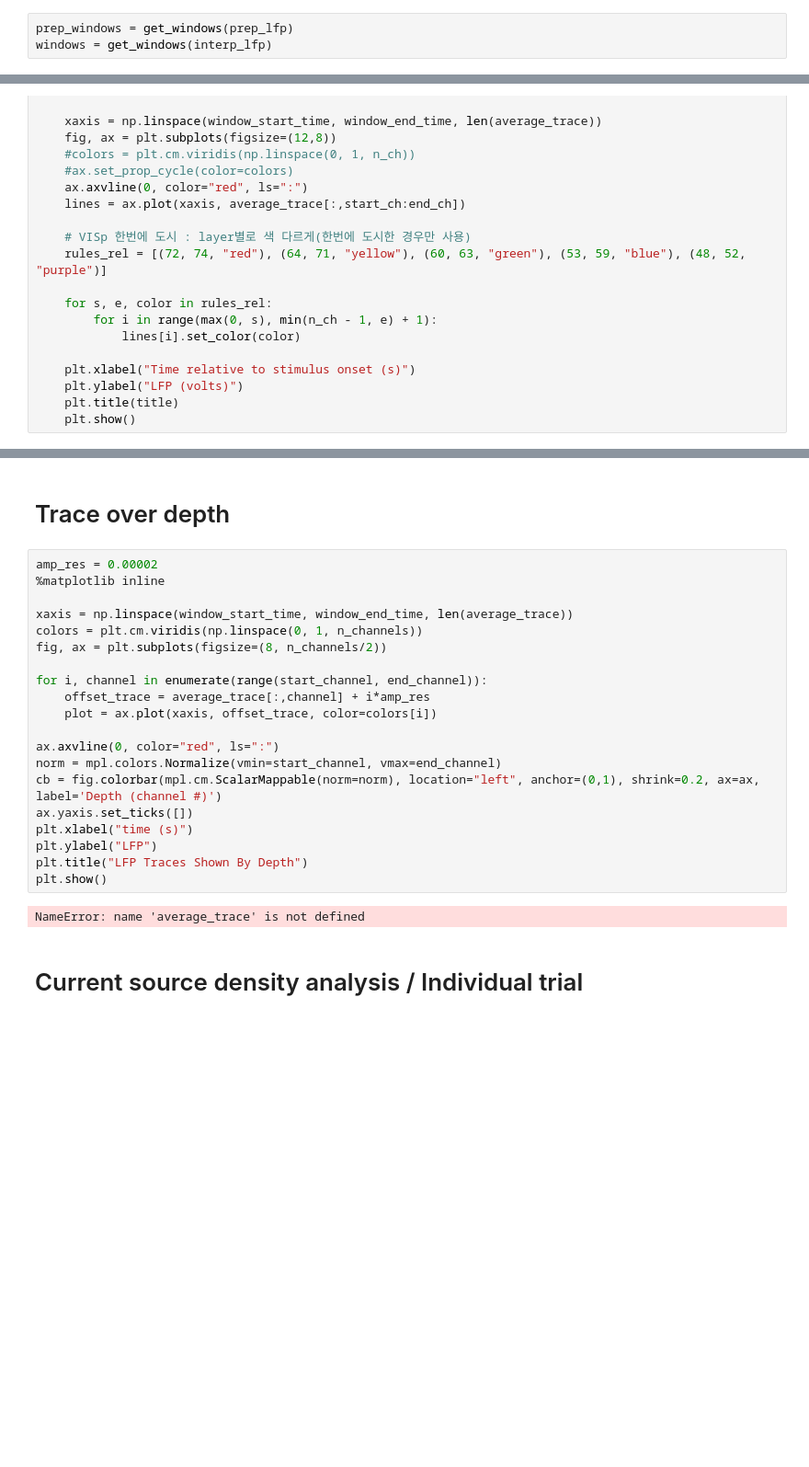
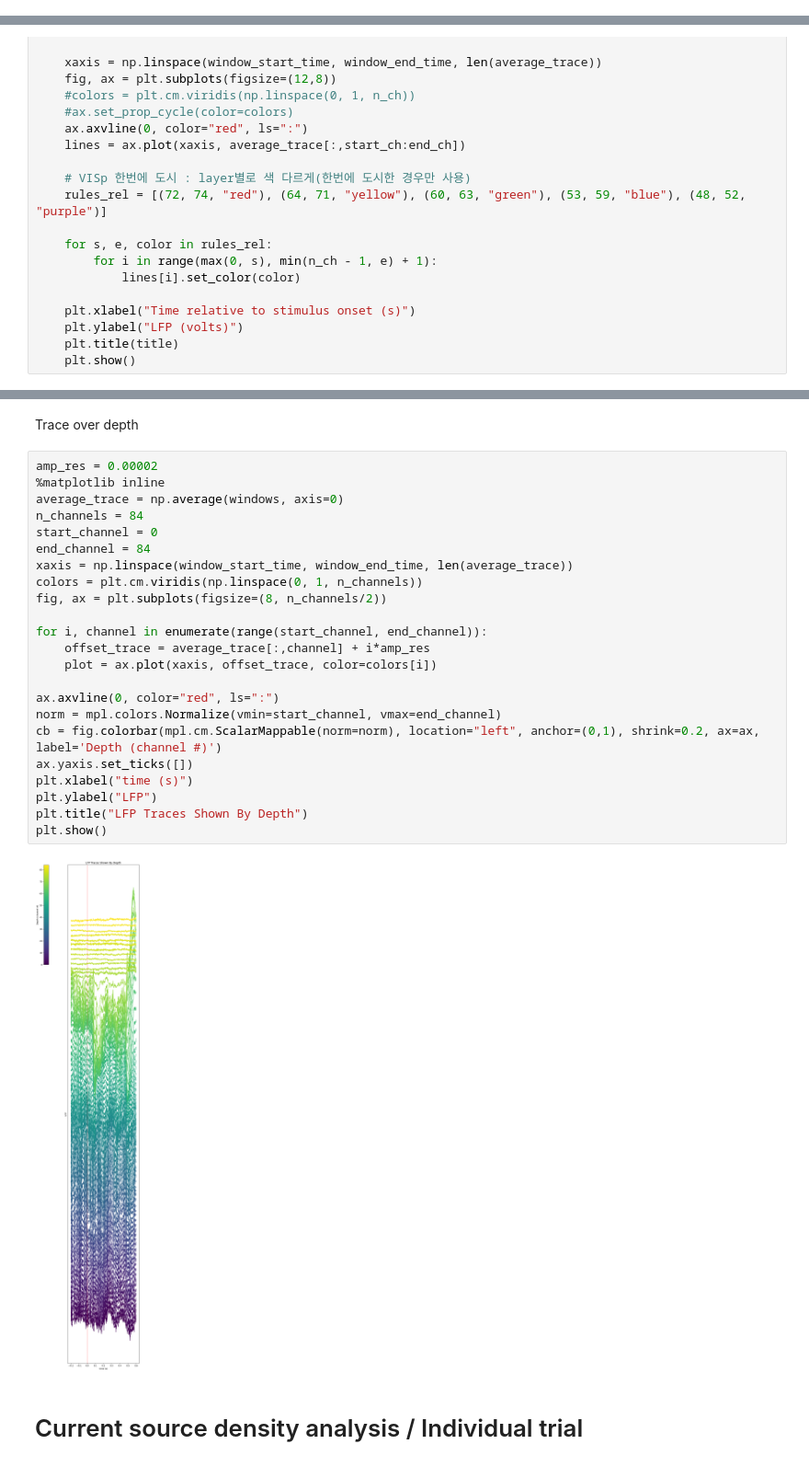
Before and after one commit to JiwooNAM/Lab2025, a Jupyter notebook: LFP exercise.ipynb, the cells around one changed output, grey strips where cells are left out. Shown at 92% size. Cells and saved outputs as stored; diff of their text form; blank space fills up the shorter version.

```diff
--- a/LFP exercise.ipynb
+++ b/LFP exercise.ipynb
@@ -344,4 +323 @@ def get_windows(lfp):
     return windows
-# %%
-prep_windows = get_windows(prep_lfp)
-windows = get_windows(interp_lfp)
@@ -412,27 +359,30 @@ visualize_LFP_trace(prep_windows, 0, 83)
 # %% [markdown]
-# Trace over depth
+Trace over depth
 # %%
 amp_res = 0.00002
 %matplotlib inline
-
+average_trace = np.average(windows, axis=0)
+n_channels = 84
+start_channel = 0
+end_channel = 84
 xaxis = np.linspace(window_start_time, window_end_time, len(average_trace))
 colors = plt.cm.viridis(np.linspace(0, 1, n_channels))
 fig, ax = plt.subplots(figsize=(8, n_channels/2))
 
 for i, channel in enumerate(range(start_channel, end_channel)):
     offset_trace = average_trace[:,channel] + i*amp_res
     plot = ax.plot(xaxis, offset_trace, color=colors[i])
 
 ax.axvline(0, color="red", ls=":")
 norm = mpl.colors.Normalize(vmin=start_channel, vmax=end_channel)
 cb = fig.colorbar(mpl.cm.ScalarMappable(norm=norm), location="left", anchor=(0,1), shrink=0.2, ax=ax, label='Depth (channel #)')
 ax.yaxis.set_ticks([])
 plt.xlabel("time (s)")
 plt.ylabel("LFP")
 plt.title("LFP Traces Shown By Depth")
 plt.show()
 # %% [output]
-NameError: name 'average_trace' is not defined
+[figure, added]
 # %% [markdown]
 # Current source density analysis / Individual trial
 # %%
```
Also changed, not shown: parts of 59 cells of this notebook.
